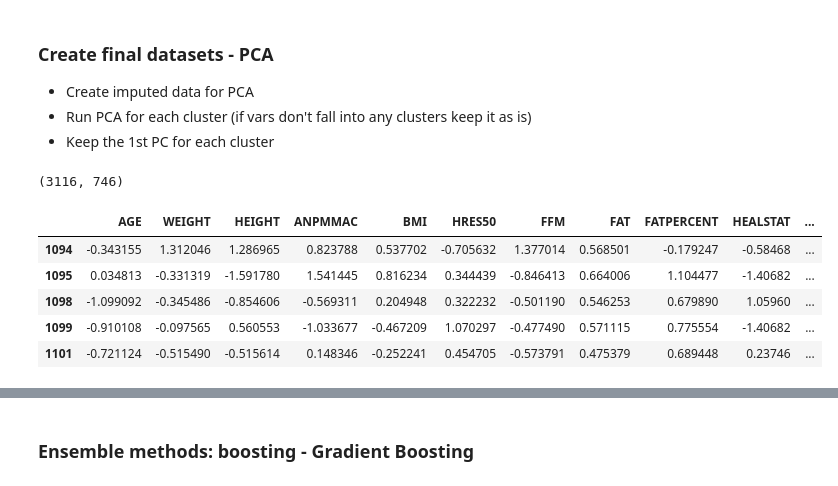
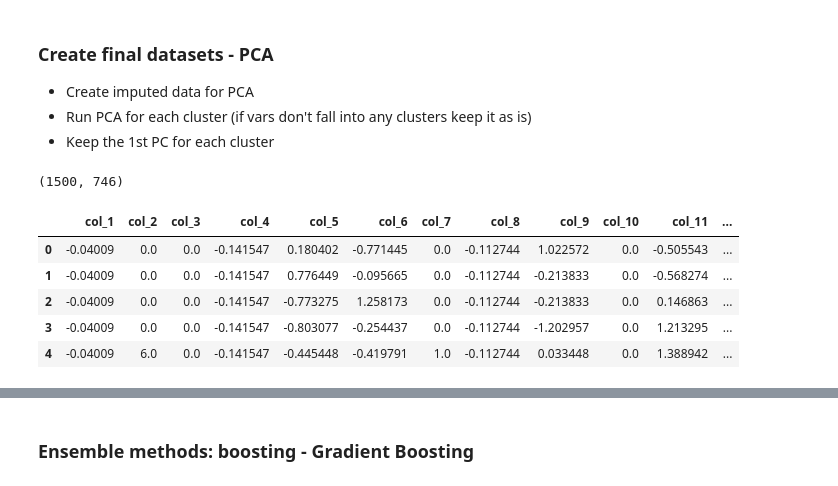
Before and after one commit to wolfhank/final-project, a Jupyter notebook: final_project.ipynb, the cells around one changed output, grey strips where cells are left out. Drawn from its saved outputs; the diff is of its cells as text; code cells hidden in the pictures.

```diff
--- a/final_project.ipynb
+++ b/final_project.ipynb
@@ -528,0 +43,5 @@ plt.show()
+# %%
+# Retrieve simulated csv file from url
+url = "https://github.com/wolfhank/final-project/blob/master/Fake_data.pkl?raw=true"
+Fake_data = pd.read_pickle(url)
+Fake_data.shape
@@ -532,17 +214,17 @@ plt.show()
 - Run PCA for each cluster (if vars don't fall into any clusters keep it as is)
 - Keep the 1st PC for each cluster
 # %%
-X_imp = scaled_AGES_data_imp_nomissing.drop(["TOTAL_BRAIN", "TBV_ICV", "TBV_4thQ"], axis=1)
-print(X_imp.shape)
-X_imp.head()
+Fake_X = Fake_data.drop(["Y"], axis=1)
+print(Fake_X.shape)
+Fake_X.head()
 # %% [output]
-(3116, 746)
+(1500, 746)
-|  | AGE | WEIGHT | HEIGHT | ANPMMAC | BMI | HRES50 | FFM | FAT | FATPERCENT | HEALSTAT | ... |
-| 1094 | -0.343155 | 1.312046 | 1.286965 | 0.823788 | 0.537702 | -0.705632 | 1.377014 | 0.568501 | -0.179247 | -0.58468 | ... |
-| 1095 | 0.034813 | -0.331319 | -1.591780 | 1.541445 | 0.816234 | 0.344439 | -0.846413 | 0.664006 | 1.104477 | -1.40682 | ... |
-| 1098 | -1.099092 | -0.345486 | -0.854606 | -0.569311 | 0.204948 | 0.322232 | -0.501190 | 0.546253 | 0.679890 | 1.05960 | ... |
-| 1099 | -0.910108 | -0.097565 | 0.560553 | -1.033677 | -0.467209 | 1.070297 | -0.477490 | 0.571115 | 0.775554 | -1.40682 | ... |
-| 1101 | -0.721124 | -0.515490 | -0.515614 | 0.148346 | -0.252241 | 0.454705 | -0.573791 | 0.475379 | 0.689448 | 0.23746 | ... |
+|  | col_1 | col_2 | col_3 | col_4 | col_5 | col_6 | col_7 | col_8 | col_9 | col_10 | col_11 | ... |
+| 0 | -0.04009 | 0.0 | 0.0 | -0.141547 | 0.180402 | -0.771445 | 0.0 | -0.112744 | 1.022572 | 0.0 | -0.505543 | ... |
+| 1 | -0.04009 | 0.0 | 0.0 | -0.141547 | 0.776449 | -0.095665 | 0.0 | -0.112744 | -0.213833 | 0.0 | -0.568274 | ... |
+| 2 | -0.04009 | 0.0 | 0.0 | -0.141547 | -0.773275 | 1.258173 | 0.0 | -0.112744 | -0.213833 | 0.0 | 0.146863 | ... |
+| 3 | -0.04009 | 0.0 | 0.0 | -0.141547 | -0.803077 | -0.254437 | 0.0 | -0.112744 | -1.202957 | 0.0 | 1.213295 | ... |
+| 4 | -0.04009 | 6.0 | 0.0 | -0.141547 | -0.445448 | -0.419791 | 1.0 | -0.112744 | 0.033448 | 0.0 | 1.388942 | ... |
 # %%
 def PCA_Cluster(X_data, cluster_data, n_component = 1):
     appended_data = []
```
Also changed, not shown: parts of 83 cells of this notebook, 1 other file.
